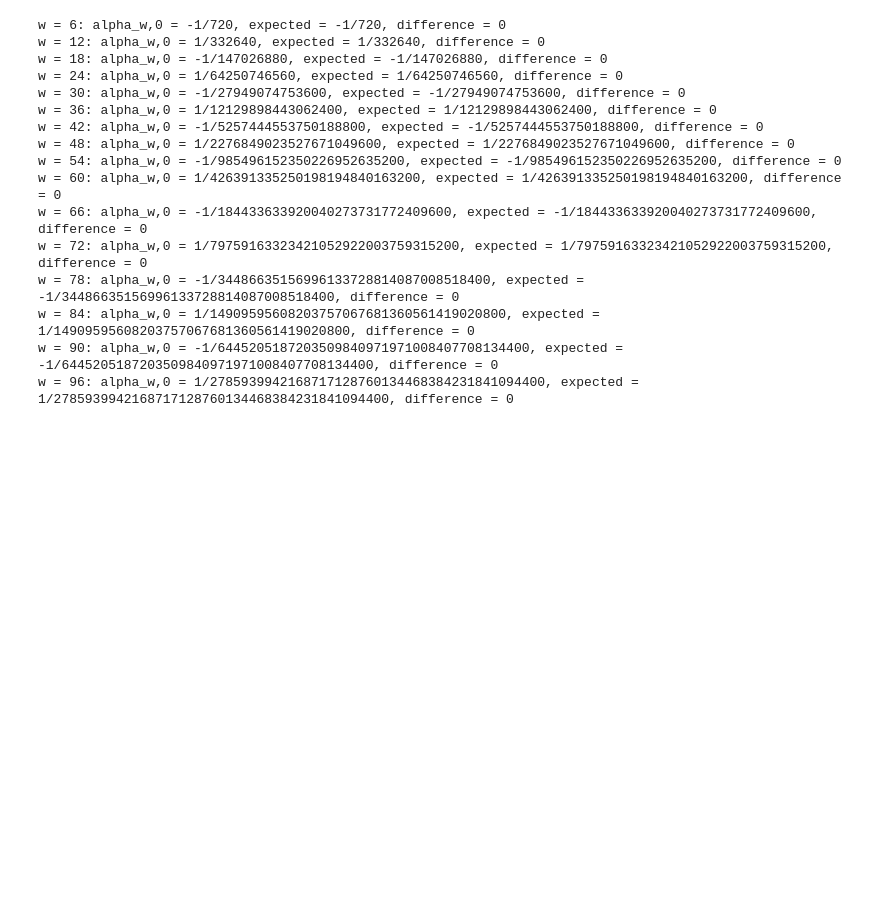
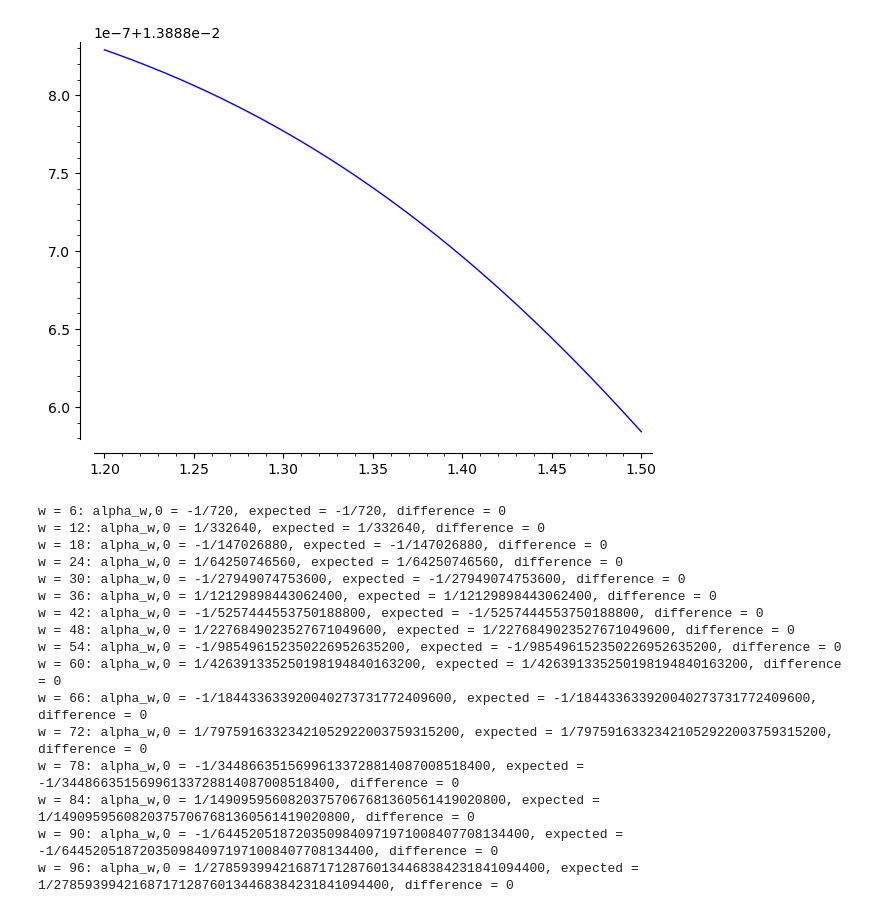
Before and after one commit to seewoo5/posqmf, a Jupyter notebook: polymod.ipynb, the cells around one changed output. Cells and saved outputs as stored; diff of their text form; code cells hidden in the pictures; blank space fills up the shorter version.

```diff
--- a/polymod.ipynb
+++ b/polymod.ipynb
@@ -3,3 +38,16 @@ from posqmf import *
+# %%
+S7 = Sk(7)
+S8 = Sk(8)
+S9 = Sk(9)
+psi7 = S7 / (t * S8)
+psi8 = S8 / (t * S9)
+
+# plot(t^8 * S7, (t, 0.1, 1.7))
+# plot(1/8 - psi8, (t, 0.5, 1.2))
+# plot(1/8 - psi8, (t, 0.2, 0.5))
+plot(1/8 - psi8, (t, 1.2, 1.5))
+# %% [output]
+[figure, added]
 # %%
 @lru_cache(None)
 def alpha0(w):
```
Also changed, not shown: parts of 3 cells of this notebook.
